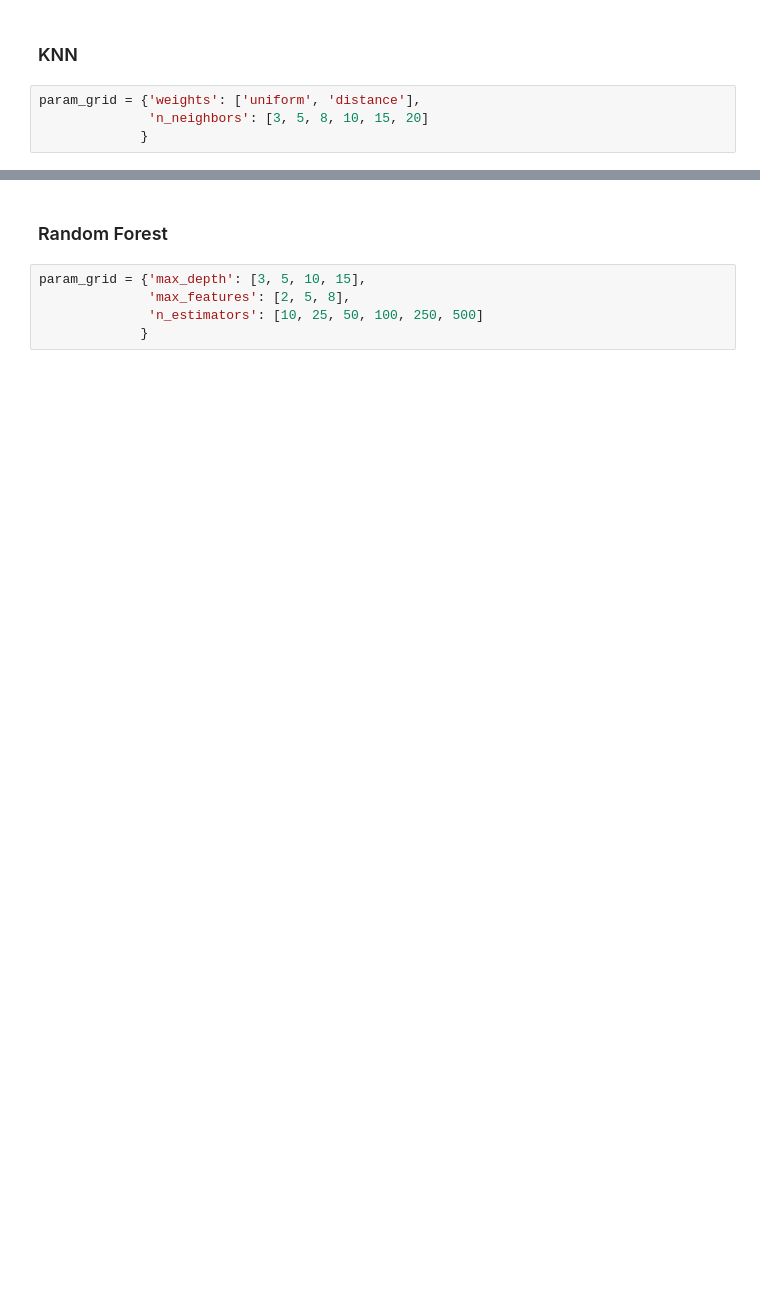
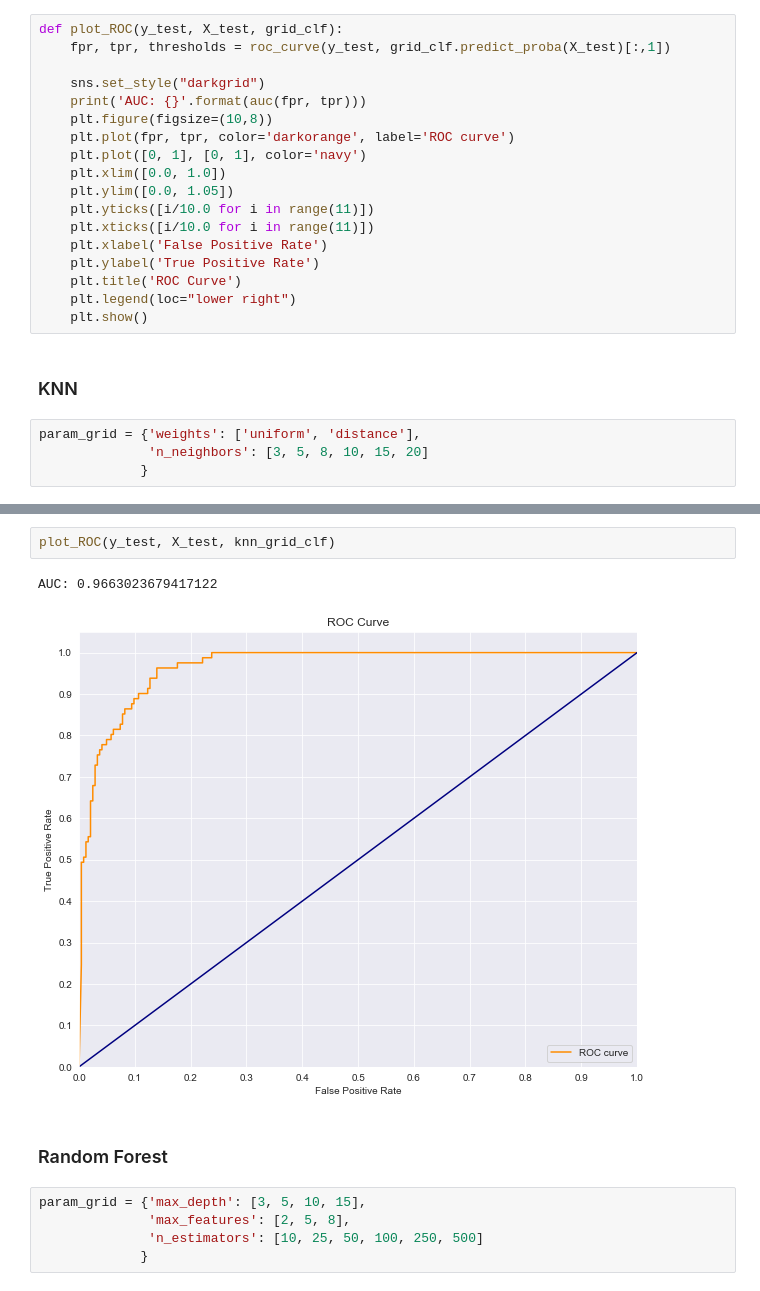
Before and after one commit to zapatos24/The_Minority_Math_Problem, a Jupyter notebook: final_notebook.ipynb, the cells around one changed output, grey strips where cells are left out. Cells and saved outputs as stored; diff of their text form; blank space fills up the shorter version.

```diff
--- a/final_notebook.ipynb
+++ b/final_notebook.ipynb
@@ -415,3 +443,21 @@ And we can now determine the best classification algorithm to utilize.
+# %%
+def plot_ROC(y_test, X_test, grid_clf):
+    fpr, tpr, thresholds = roc_curve(y_test, grid_clf.predict_proba(X_test)[:,1])
+
+    sns.set_style("darkgrid")
+    print('AUC: {}'.format(auc(fpr, tpr)))
+    plt.figure(figsize=(10,8))
+    plt.plot(fpr, tpr, color='darkorange', label='ROC curve')
+    plt.plot([0, 1], [0, 1], color='navy')
+    plt.xlim([0.0, 1.0])
+    plt.ylim([0.0, 1.05])
+    plt.yticks([i/10.0 for i in range(11)])
+    plt.xticks([i/10.0 for i in range(11)])
+    plt.xlabel('False Positive Rate')
+    plt.ylabel('True Positive Rate')
+    plt.title('ROC Curve')
+    plt.legend(loc="lower right")
+    plt.show()
 # %% [markdown]
 ### KNN
 # %%
@@ -466,3 +487,8 @@ Accuracy score: 0.92
+# %%
+plot_ROC(y_test, X_test, knn_grid_clf)
+# %% [output]
+AUC: 0.9663023679417122
+[figure, added]
 # %% [markdown]
 ### Random Forest
 # %%
```
Also changed, not shown: parts of 28 cells of this notebook.
